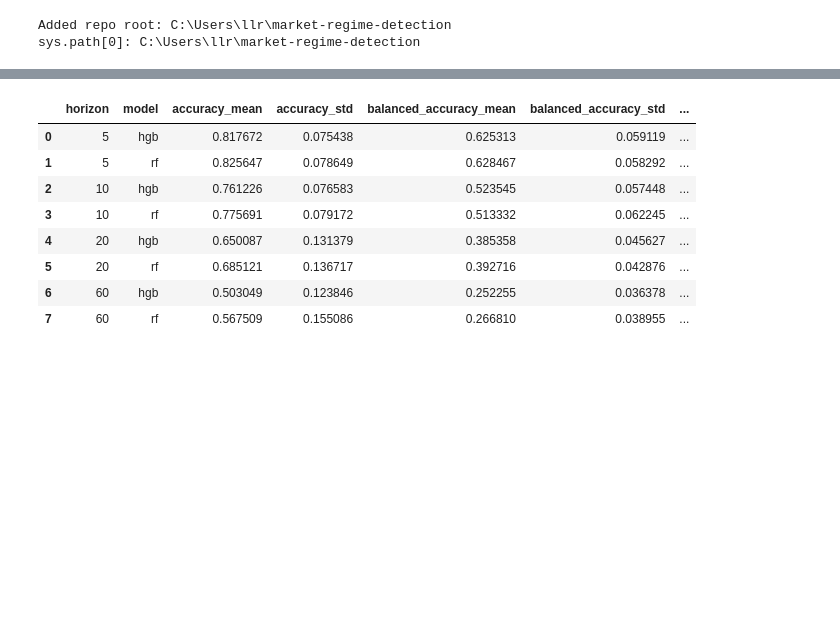
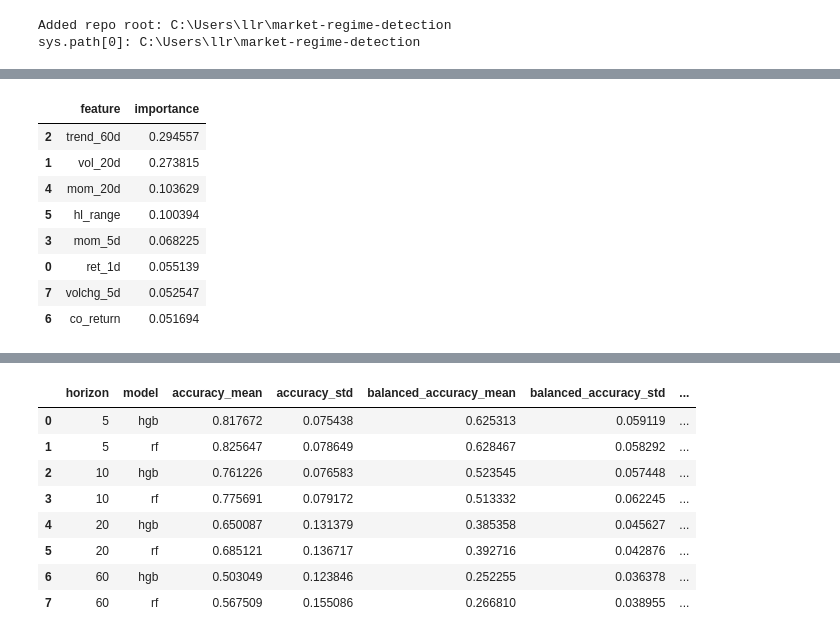
Before and after one commit to LucasLarese/market-regime-detection, a Jupyter notebook: notebooks/02_modeling.ipynb, the cells around one changed output, grey strips where cells are left out. Cells and saved outputs as stored; diff of their text form; code cells hidden in the pictures; blank space fills up the shorter version.

```diff
--- a/notebooks/02_modeling.ipynb
+++ b/notebooks/02_modeling.ipynb
@@ -127,0 +128,20 @@ Mean CV accuracy: 0.825 ± 0.076
+# %%
+# extract feature importance from rf
+importance = rf.feature_importances_
+
+feature_importance = pd.DataFrame({
+    "feature": feature_cols,
+    "importance": importance
+}).sort_values("importance", ascending=False)
+
+feature_importance
+# %% [output]
+|  | feature | importance |
+| 2 | trend_60d | 0.294557 |
+| 1 | vol_20d | 0.273815 |
+| 4 | mom_20d | 0.103629 |
+| 5 | hl_range | 0.100394 |
+| 3 | mom_5d | 0.068225 |
+| 0 | ret_1d | 0.055139 |
+| 7 | volchg_5d | 0.052547 |
+| 6 | co_return | 0.051694 |
```
Also changed, not shown: parts of 7 cells of this notebook, 2 other files.
